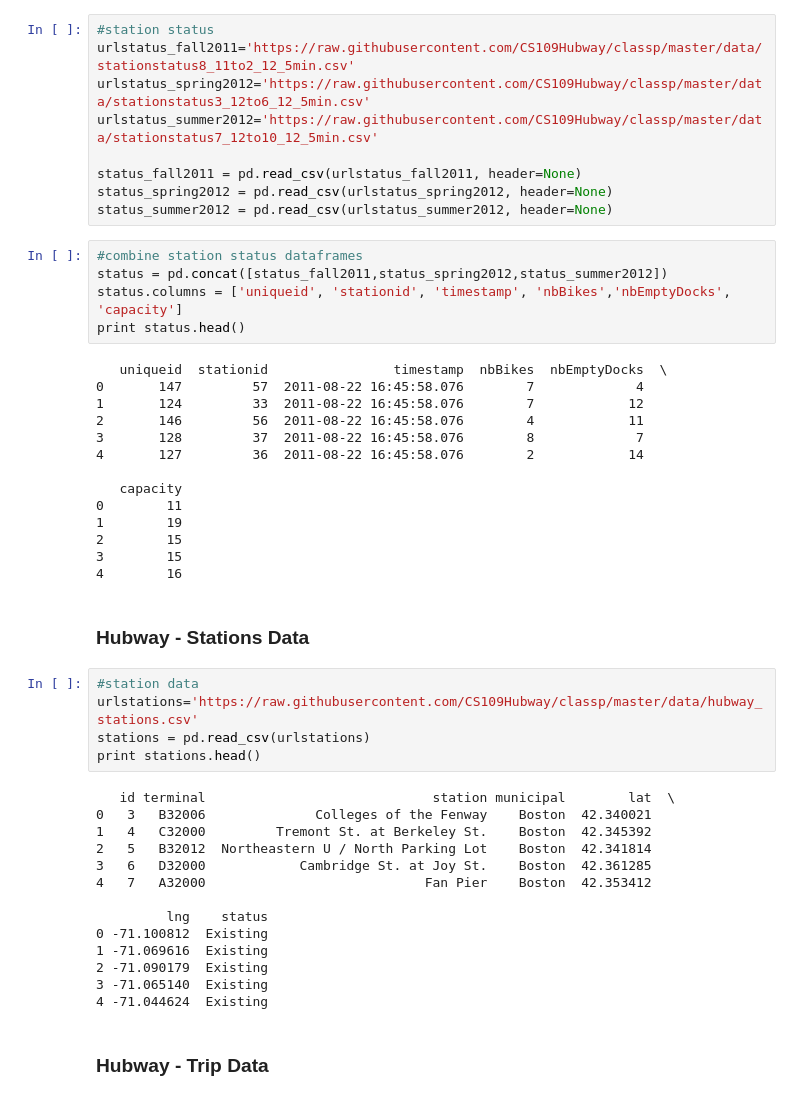
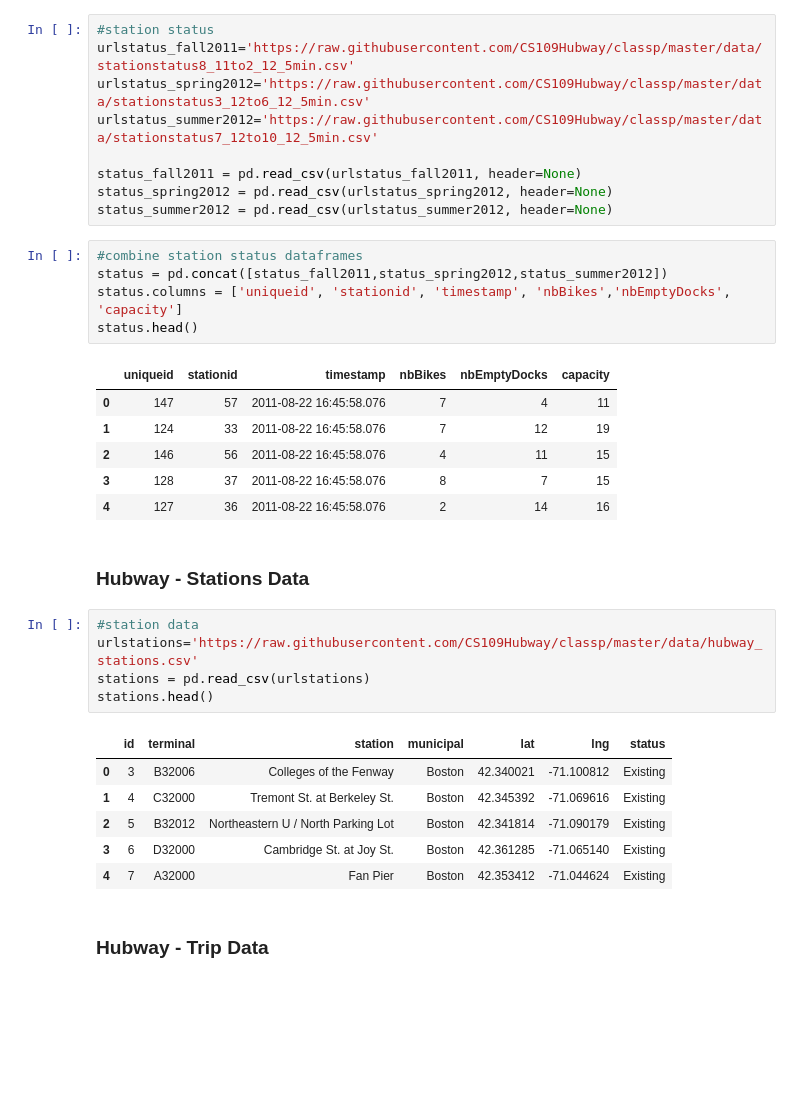
Before and after one commit to CS109Hubway/classp, a Jupyter notebook: Test_Hubway.ipynb, the cells around one changed output. Drawn from its saved outputs; the diff is of its cells as text; blank space fills up the shorter version.

```diff
--- a/Test_Hubway.ipynb
+++ b/Test_Hubway.ipynb
@@ -32,42 +32,28 @@ status_summer2012 = pd.read_csv(urlstatus_summer2012, header=None)
 #combine station status dataframes
 status = pd.concat([status_fall2011,status_spring2012,status_summer2012])
 status.columns = ['uniqueid', 'stationid', 'timestamp', 'nbBikes','nbEmptyDocks', 'capacity']
-print status.head()
+status.head()
 # %% [output]
-   uniqueid  stationid                timestamp  nbBikes  nbEmptyDocks  \
-0       147         57  2011-08-22 16:45:58.076        7             4
-1       124         33  2011-08-22 16:45:58.076        7            12
-2       146         56  2011-08-22 16:45:58.076        4            11
-3       128         37  2011-08-22 16:45:58.076        8             7
-4       127         36  2011-08-22 16:45:58.076        2            14
-
-   capacity
-0        11
-1        19
-2        15
-3        15
-4        16
+|  | uniqueid | stationid | timestamp | nbBikes | nbEmptyDocks | capacity |
+| 0 | 147 | 57 | 2011-08-22 16:45:58.076 | 7 | 4 | 11 |
+| 1 | 124 | 33 | 2011-08-22 16:45:58.076 | 7 | 12 | 19 |
+| 2 | 146 | 56 | 2011-08-22 16:45:58.076 | 4 | 11 | 15 |
+| 3 | 128 | 37 | 2011-08-22 16:45:58.076 | 8 | 7 | 15 |
+| 4 | 127 | 36 | 2011-08-22 16:45:58.076 | 2 | 14 | 16 |
 # %% [markdown]
 ### Hubway - Stations Data
 # %%
 #station data
 urlstations='https://raw.githubusercontent.com/CS109Hubway/classp/master/data/hubway_stations.csv'
 stations = pd.read_csv(urlstations)
-print stations.head()
+stations.head()
 # %% [output]
-   id terminal                             station municipal        lat  \
-0   3   B32006              Colleges of the Fenway    Boston  42.340021
-1   4   C32000         Tremont St. at Berkeley St.    Boston  42.345392
-2   5   B32012  Northeastern U / North Parking Lot    Boston  42.341814
-3   6   D32000            Cambridge St. at Joy St.    Boston  42.361285
-4   7   A32000                            Fan Pier    Boston  42.353412
-
-         lng    status
-0 -71.100812  Existing
-1 -71.069616  Existing
-2 -71.090179  Existing
-3 -71.065140  Existing
-4 -71.044624  Existing
+|  | id | terminal | station | municipal | lat | lng | status |
+| 0 | 3 | B32006 | Colleges of the Fenway | Boston | 42.340021 | -71.100812 | Existing |
+| 1 | 4 | C32000 | Tremont St. at Berkeley St. | Boston | 42.345392 | -71.069616 | Existing |
+| 2 | 5 | B32012 | Northeastern U / North Parking Lot | Boston | 42.341814 | -71.090179 | Existing |
+| 3 | 6 | D32000 | Cambridge St. at Joy St. | Boston | 42.361285 | -71.065140 | Existing |
+| 4 | 7 | A32000 | Fan Pier | Boston | 42.353412 | -71.044624 | Existing |
 # %% [markdown]
 ### Hubway  - Trip Data
 # %%
```
Also changed, not shown: parts of 4 cells of this notebook.
